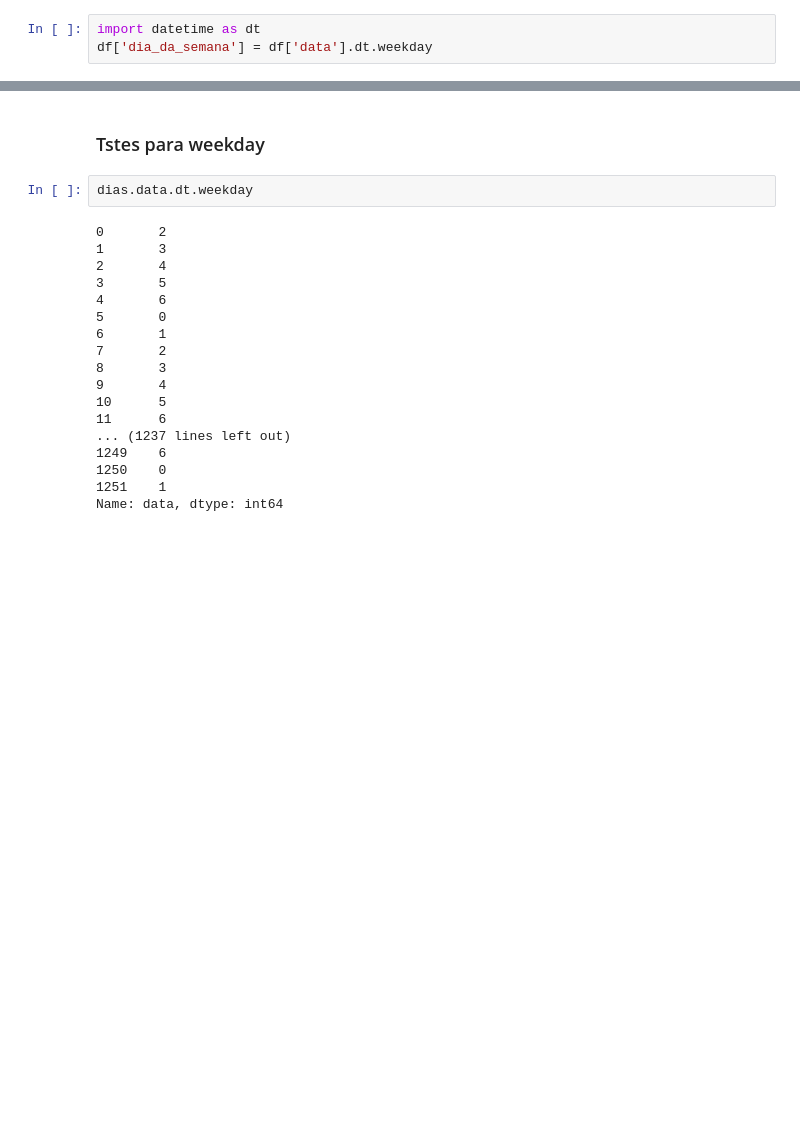
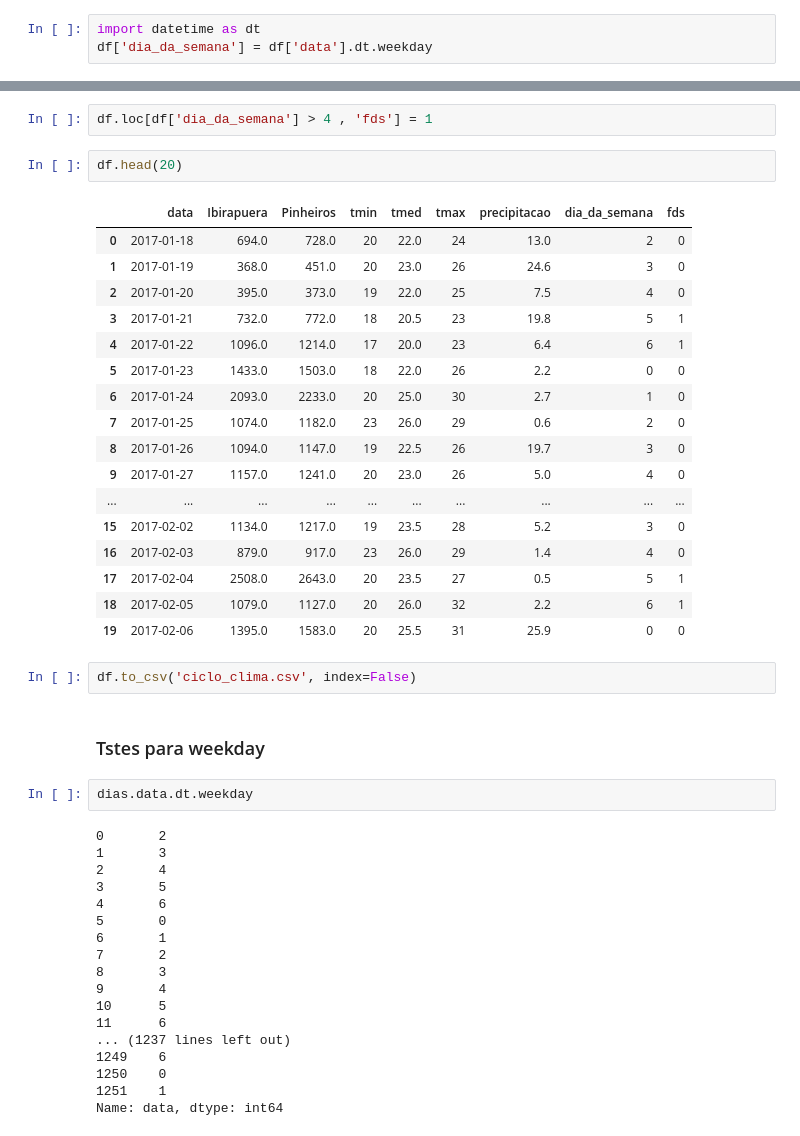
Before and after one commit to matheusmpandrade/data_projects, a Jupyter notebook: bike_data/bike_data_eta.ipynb, the cells around one changed output, grey strips where cells are left out. Saved outputs shown, nothing was run; the diff lists cells and outputs as text; blank space fills up the shorter version.

```diff
--- a/bike_data/bike_data.ipynb
+++ b/bike_data/bike_data_eta.ipynb
@@ -316,3 +340,27 @@ df.head()
+# %%
+df.loc[df['dia_da_semana'] > 4 , 'fds'] = 1
+# %%
+df.head(20)
+# %% [output]
+|  | data | Ibirapuera | Pinheiros | tmin | tmed | tmax | precipitacao | dia_da_semana | fds |
+| 0 | 2017-01-18 | 694.0 | 728.0 | 20 | 22.0 | 24 | 13.0 | 2 | 0 |
+| 1 | 2017-01-19 | 368.0 | 451.0 | 20 | 23.0 | 26 | 24.6 | 3 | 0 |
+| 2 | 2017-01-20 | 395.0 | 373.0 | 19 | 22.0 | 25 | 7.5 | 4 | 0 |
+| 3 | 2017-01-21 | 732.0 | 772.0 | 18 | 20.5 | 23 | 19.8 | 5 | 1 |
+| 4 | 2017-01-22 | 1096.0 | 1214.0 | 17 | 20.0 | 23 | 6.4 | 6 | 1 |
+| 5 | 2017-01-23 | 1433.0 | 1503.0 | 18 | 22.0 | 26 | 2.2 | 0 | 0 |
+| 6 | 2017-01-24 | 2093.0 | 2233.0 | 20 | 25.0 | 30 | 2.7 | 1 | 0 |
+| 7 | 2017-01-25 | 1074.0 | 1182.0 | 23 | 26.0 | 29 | 0.6 | 2 | 0 |
+| 8 | 2017-01-26 | 1094.0 | 1147.0 | 19 | 22.5 | 26 | 19.7 | 3 | 0 |
+| 9 | 2017-01-27 | 1157.0 | 1241.0 | 20 | 23.0 | 26 | 5.0 | 4 | 0 |
+| ... | ... | ... | ... | ... | ... | ... | ... | ... | ... |
+| 15 | 2017-02-02 | 1134.0 | 1217.0 | 19 | 23.5 | 28 | 5.2 | 3 | 0 |
+| 16 | 2017-02-03 | 879.0 | 917.0 | 23 | 26.0 | 29 | 1.4 | 4 | 0 |
+| 17 | 2017-02-04 | 2508.0 | 2643.0 | 20 | 23.5 | 27 | 0.5 | 5 | 1 |
+| 18 | 2017-02-05 | 1079.0 | 1127.0 | 20 | 26.0 | 32 | 2.2 | 6 | 1 |
+| 19 | 2017-02-06 | 1395.0 | 1583.0 | 20 | 25.5 | 31 | 25.9 | 0 | 0 |
+# %%
+df.to_csv('ciclo_clima.csv', index=False)
 # %% [markdown]
 ### Tstes para weekday
 # %%
```
Also changed, not shown: parts of 4 cells of this notebook, 16 other files.
